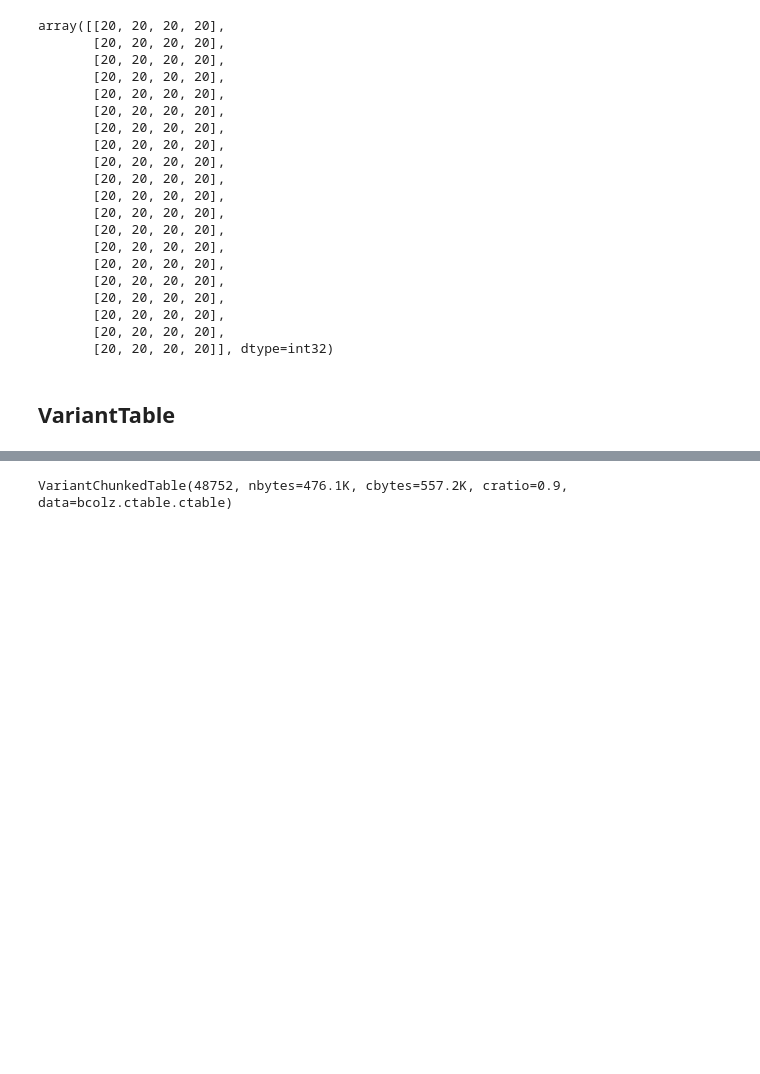
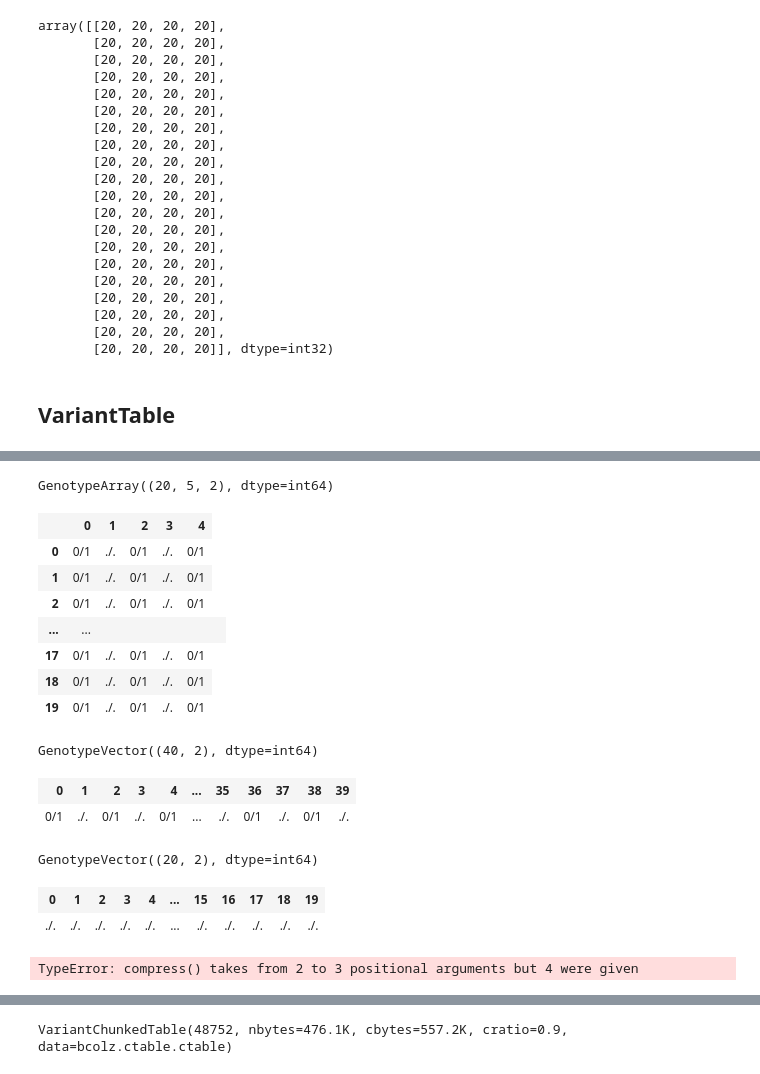
Before and after one commit to cggh/scikit-allel, a Jupyter notebook: notebooks/repr_html.ipynb, the cells around one changed output, grey strips where cells are left out. Drawn from its saved outputs; the diff is of its cells as text; code cells hidden in the pictures; blank space fills up the shorter version.

```diff
--- a/notebooks/repr_html.ipynb
+++ b/notebooks/repr_html.ipynb
@@ -639,3 +664,32 @@ GenotypeChunkedArray((50000, 1000, 2), int8, nbytes=95.4M, cbytes=16.0M, cratio=
+# %%
+gc[:, :5]
+# %% [output]
+GenotypeArray((20, 5, 2), dtype=int64)
+|  | 0 | 1 | 2 | 3 | 4 |
+| 0 | 0/1 | ./. | 0/1 | ./. | 0/1 |
+| 1 | 0/1 | ./. | 0/1 | ./. | 0/1 |
+| 2 | 0/1 | ./. | 0/1 | ./. | 0/1 |
+| ... | ... |  |  |  |  |  |
+| 17 | 0/1 | ./. | 0/1 | ./. | 0/1 |
+| 18 | 0/1 | ./. | 0/1 | ./. | 0/1 |
+| 19 | 0/1 | ./. | 0/1 | ./. | 0/1 |
+# %%
+gc[5]
+# %% [output]
+GenotypeVector((40, 2), dtype=int64)
+| 0 | 1 | 2 | 3 | 4 | ... | 35 | 36 | 37 | 38 | 39 |
+| 0/1 | ./. | 0/1 | ./. | 0/1 | ... | ./. | 0/1 | ./. | 0/1 | ./. |
+# %%
+gc[:, 5]
+# %% [output]
+GenotypeVector((20, 2), dtype=int64)
+| 0 | 1 | 2 | 3 | 4 | ... | 15 | 16 | 17 | 18 | 19 |
+| ./. | ./. | ./. | ./. | ./. | ... | ./. | ./. | ./. | ./. | ./. |
+# %%
+x = gc.take([0, 2, 4], axis=0)
+x
+# %% [output]
+TypeError: compress() takes from 2 to 3 positional arguments but 4 were given
 # %%
 gc.take([0, 1, 2], axis=1)
 # %% [output]
```
Also changed, not shown: parts of 42 cells of this notebook, 7 other files.
